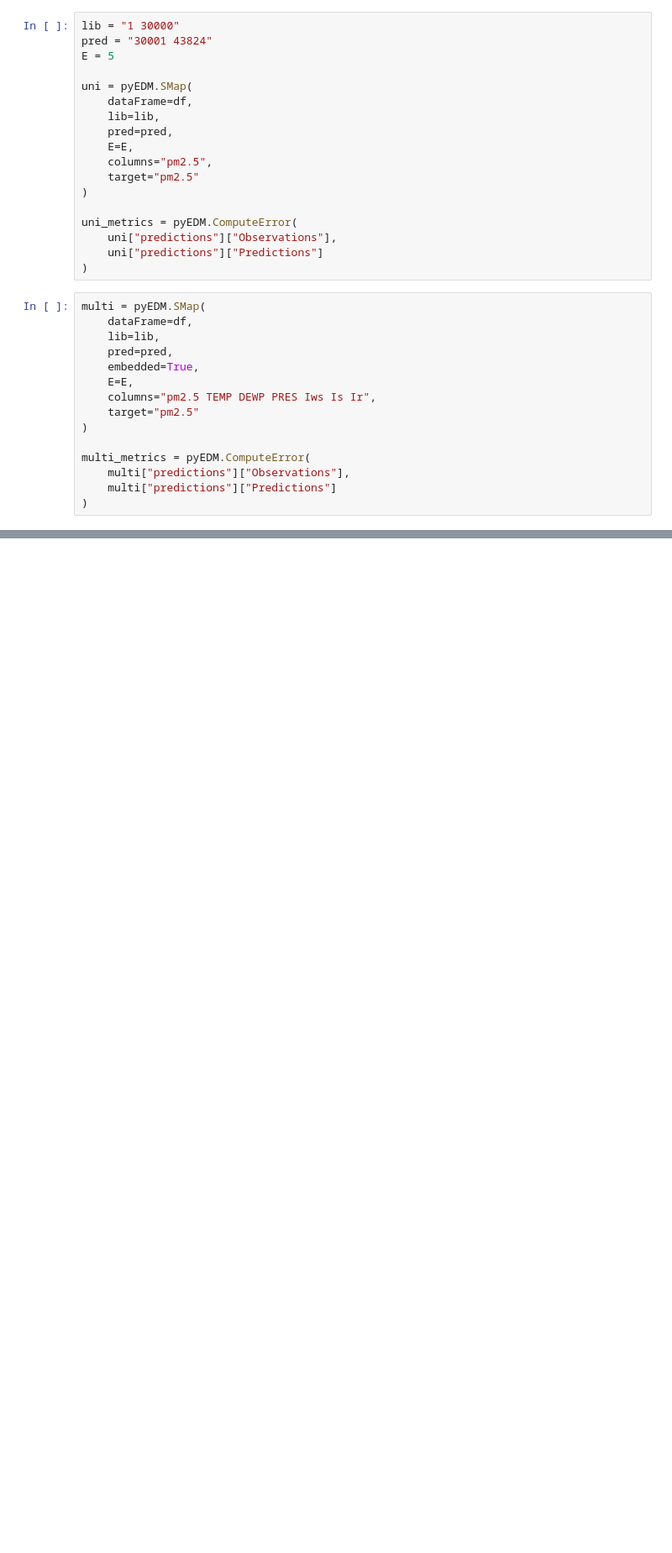
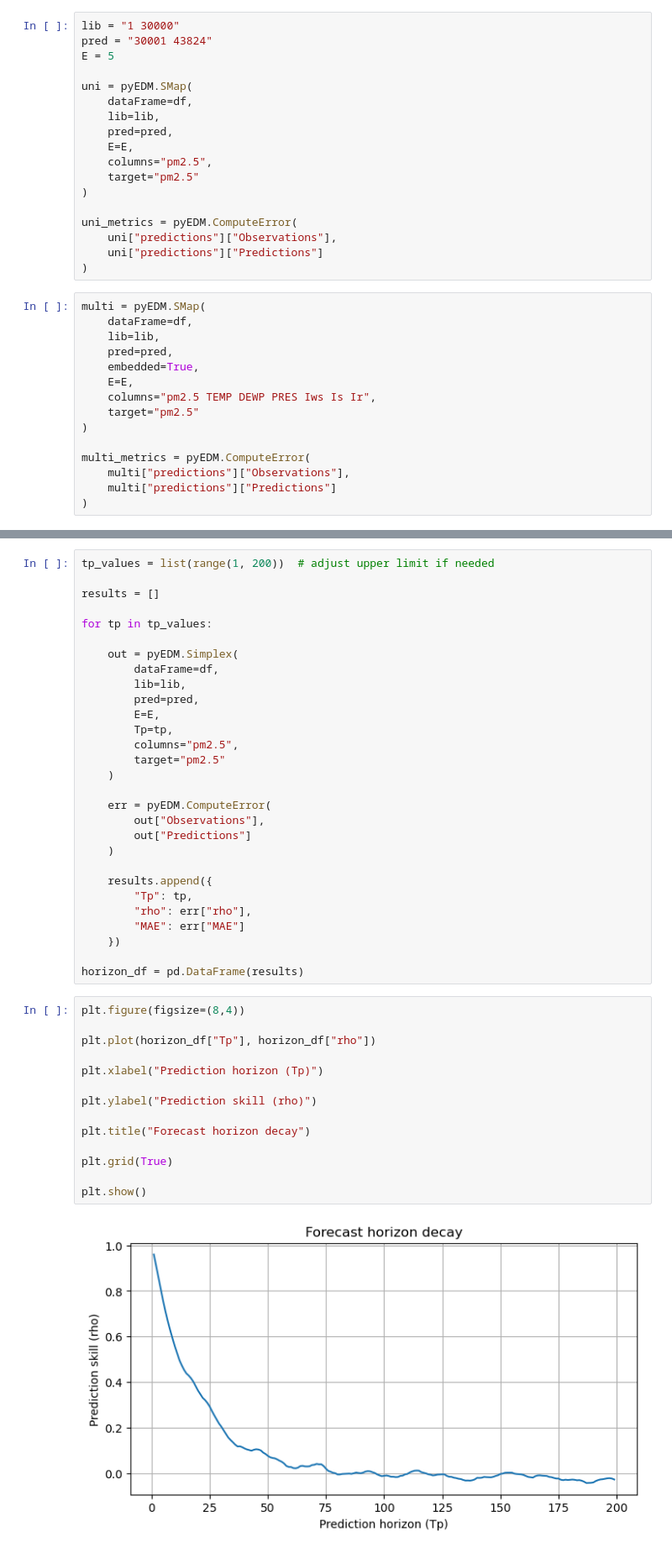
Before and after one commit to All-Purpose-Monkey/Complex_systems_group1, a Jupyter notebook: Module10/being_pm25_EDM.ipynb, the cells around one changed output, grey strips where cells are left out. Shown at 84% size. Saved outputs shown, nothing was run; the diff lists cells and outputs as text; blank space fills up the shorter version.

```diff
--- a/Module10/being_pm25_EDM.ipynb
+++ b/Module10/being_pm25_EDM.ipynb
@@ -457,0 +512,45 @@ plt.show()
+# %%
+tp_values = list(range(1, 200))  # adjust upper limit if needed
+
+results = []
+
+for tp in tp_values:
+
+    out = pyEDM.Simplex(
+        dataFrame=df,
+        lib=lib,
+        pred=pred,
+        E=E,
+        Tp=tp,
+        columns="pm2.5",
+        target="pm2.5"
+    )
+
+    err = pyEDM.ComputeError(
+        out["Observations"],
+        out["Predictions"]
+    )
+
+    results.append({
+        "Tp": tp,
+        "rho": err["rho"],
+        "MAE": err["MAE"]
+    })
+
+horizon_df = pd.DataFrame(results)
+# %%
+plt.figure(figsize=(8,4))
+
+plt.plot(horizon_df["Tp"], horizon_df["rho"])
+
+plt.xlabel("Prediction horizon (Tp)")
+
+plt.ylabel("Prediction skill (rho)")
+
+plt.title("Forecast horizon decay")
+
+plt.grid(True)
+
+plt.show()
+# %% [output]
+[figure, added]
```
Also changed, not shown: parts of 14 cells of this notebook, 1 other file.
